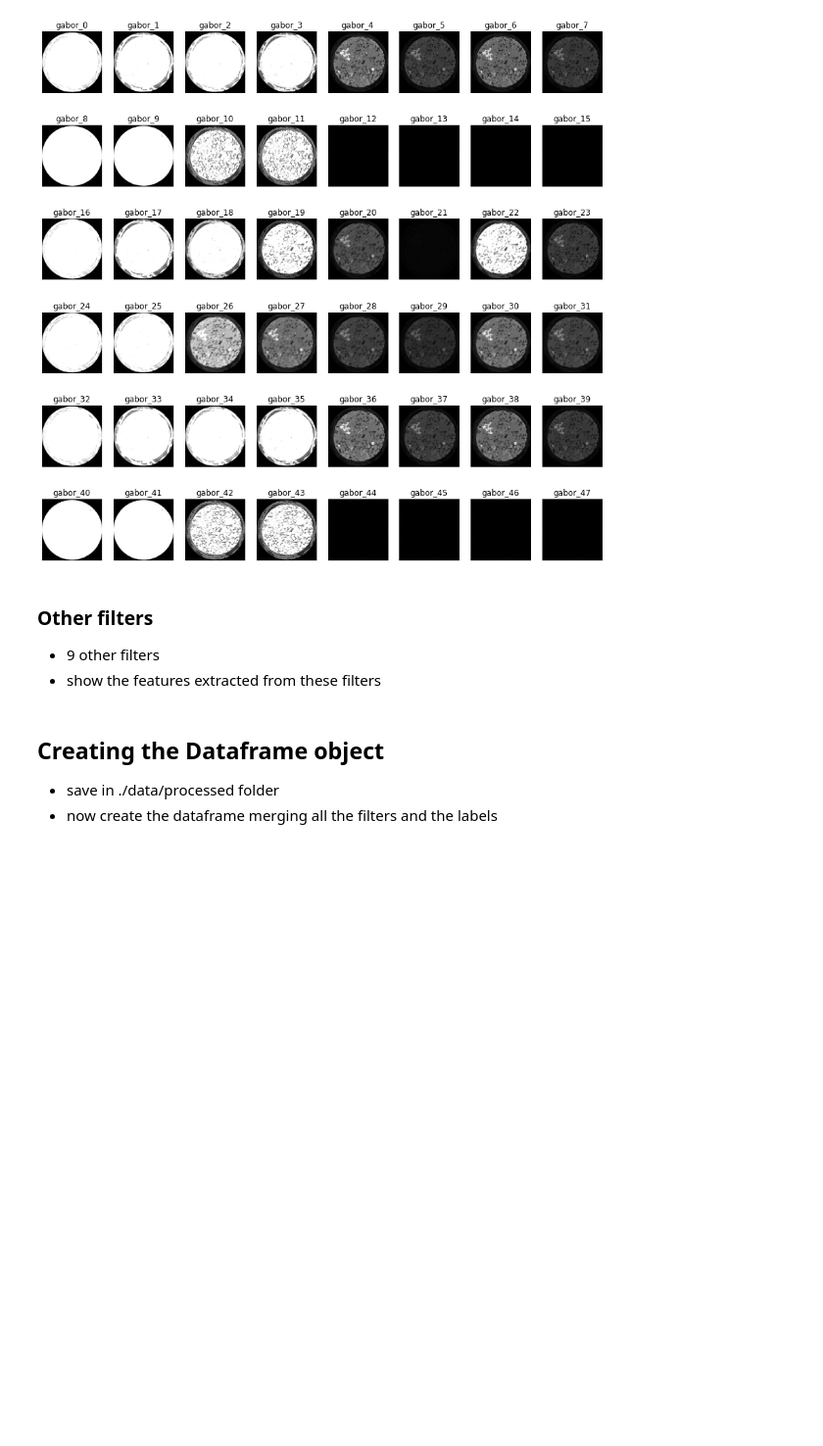
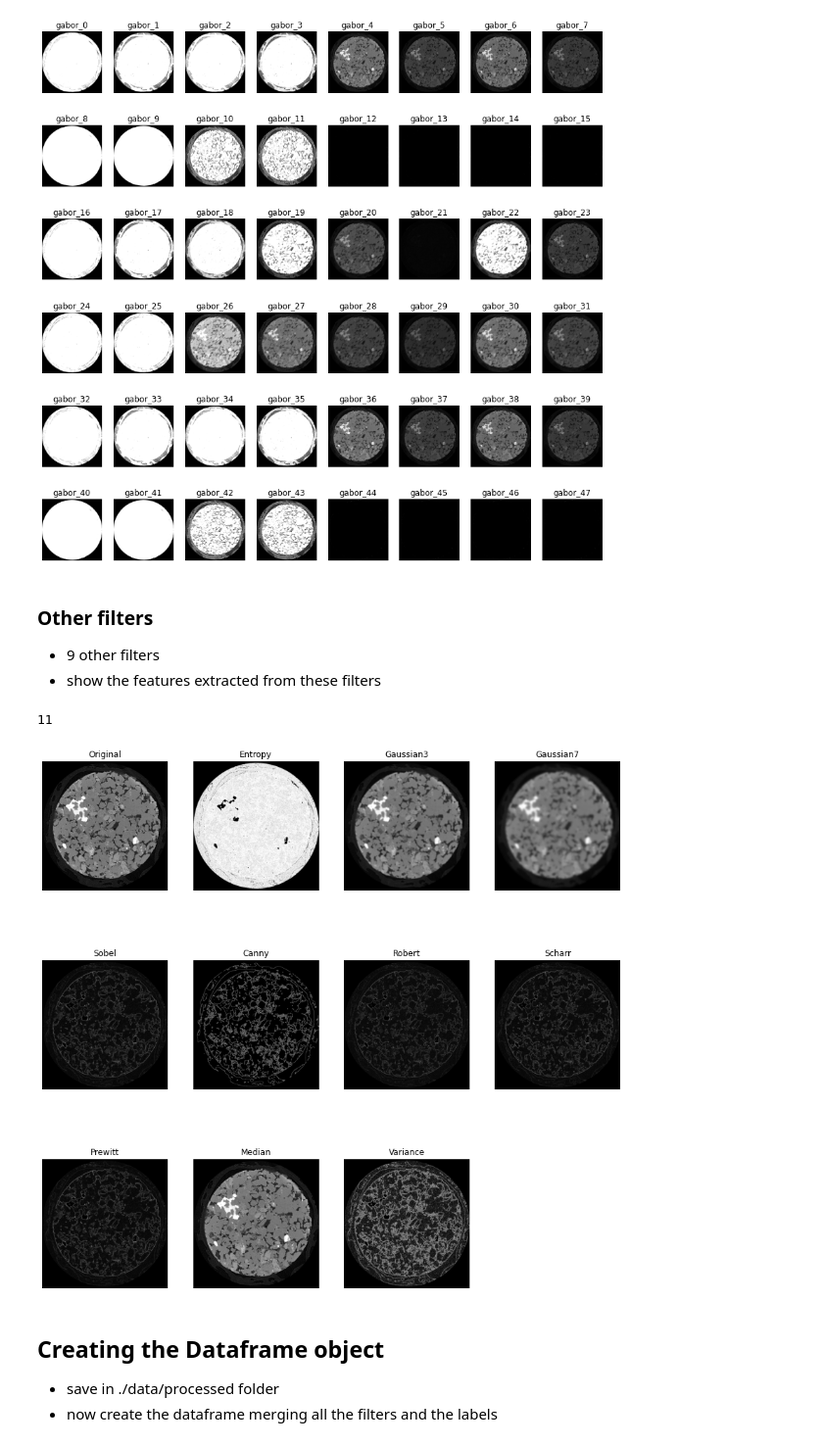
Before and after one commit to utsavdarlami/sandstone_segmentation, a Jupyter notebook: notebooks/01_feature_extraction.ipynb, the cells around one changed output. Shown at 98% size. Drawn from its saved outputs; the diff is of its cells as text; code cells hidden in the pictures; blank space fills up the shorter version.

Commit message:
Added 10 other features to the dataframe

```diff
--- a/notebooks/01_feature_extraction.ipynb
+++ b/notebooks/01_feature_extraction.ipynb
@@ -196,0 +203,4 @@ fig.savefig("48_features_from_gabor.png")
+# %%
+len(filter_label)
+# %% [output]
+11
@@ -197,3 +269,17 @@ fig.savefig("48_features_from_gabor.png")
+# %%
+fig = plt.figure(figsize=(15,15))
+
+for i,feature in enumerate(FEATURES):
+#     print(filters.shape)
+    ax = plt.subplot(3, 4, i+1)
+#     filter_applied = cv2.filter2D(read_image, cv2.CV_8UC3, GABOR_FILTER_BANK[filters])
+    plt.imshow(feature, cmap="gray")
+    plt.axis("off")
+    ax.set_title(f"{filter_label[i]}")
+
+fig.savefig("10_other_features.png")
+# %% [output]
+[figure, added]
 # %% [markdown]
 ## Creating the Dataframe object
 - save in ./data/processed folder
```
Also changed, not shown: parts of 9 cells of this notebook, 3 other files.
